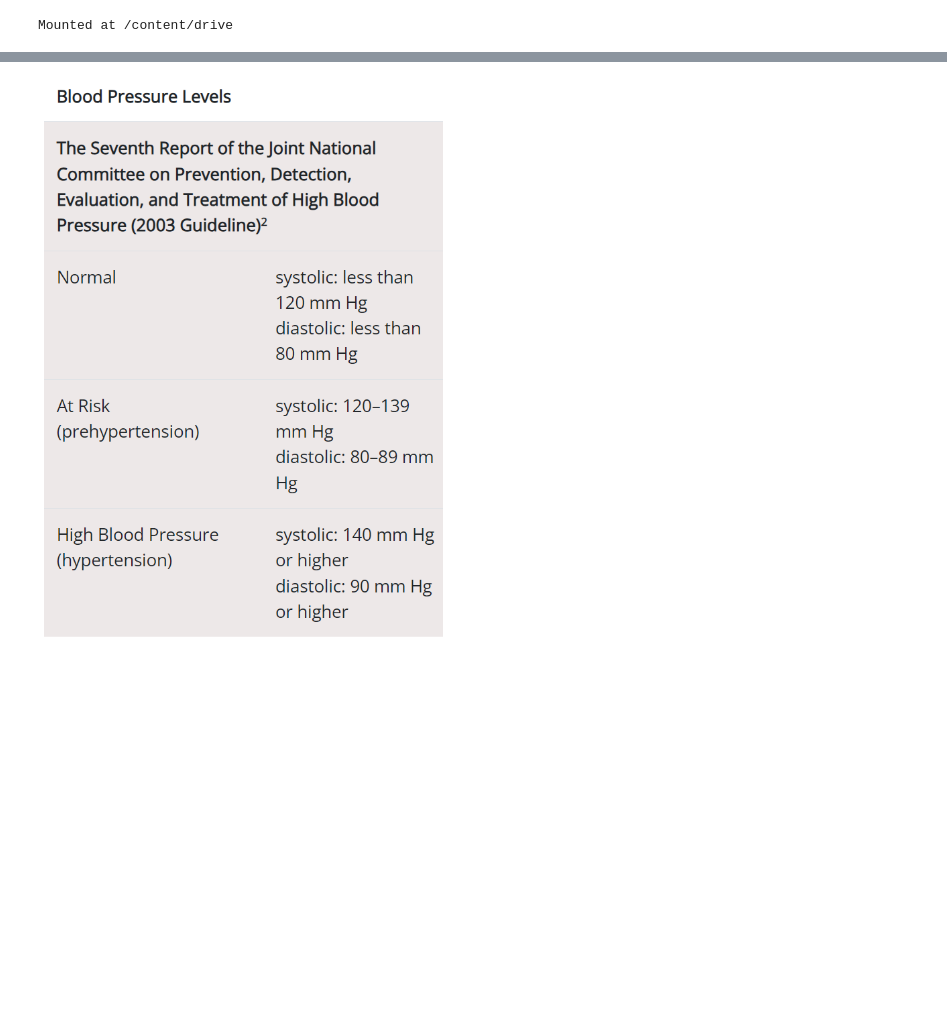
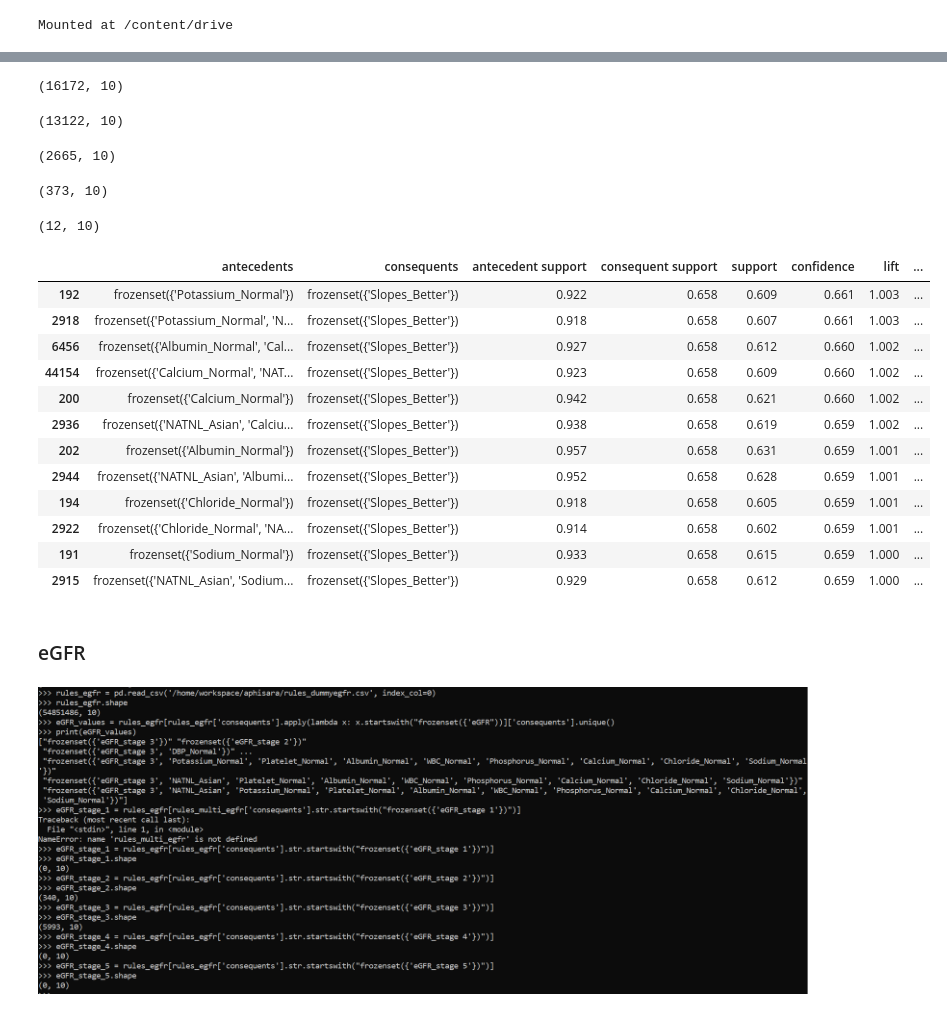
Before and after one commit to Aomaphisara/ULckdresearch2023, a Jupyter notebook: Association_rule.ipynb, the cells around one changed output, grey strips where cells are left out. Saved outputs shown, nothing was run; the diff lists cells and outputs as text; code cells hidden in the pictures; blank space fills up the shorter version.

```diff
--- a/Association_rule.ipynb
+++ b/Association_rule.ipynb
@@ -197,0 +40,4 @@ See the caveats in the documentation: https://pandas.pydata.org/pandas-docs/stab
+# %%
+import pandas as pd
+rules_slopes_better = pd.read_csv('/content/drive/MyDrive/ckdresearch2023/Assign/Association rule/Slopes_better_values.csv', index_col=0)
+rules_slopes_better.head()
@@ -197,0 +53,28 @@ See the caveats in the documentation: https://pandas.pydata.org/pandas-docs/stab
+# %%
+rules_slopes_better.shape
+# %% [output]
+(16172, 10)
+# %%
+# ใช้ query เพื่อเลือกรายการที่มี support ที่เริ่มต้นที่ 0.5 แต่น้อยกว่า 0.6
+slopes_better = rules_slopes_better.query('support >= 0.3 and support < 0.4 and confidence >= 0.6').sort_values(by='confidence', ascending=False)
+
+# แสดงผลลัพธ์
+slopes_better.shape
+# %% [output]
+(13122, 10)
+# %%
+# ใช้ query เพื่อเลือกรายการที่มี support ที่เริ่มต้นที่ 0.5 แต่น้อยกว่า 0.6
+slopes_better1 = rules_slopes_better.query('support >= 0.4 and support < 0.5 and confidence >= 0.6').sort_values(by='confidence', ascending=False)
+
+# แสดงผลลัพธ์
+slopes_better1.shape
+# %% [output]
+(2665, 10)
+# %%
+# ใช้ query เพื่อเลือกรายการที่มี support ที่เริ่มต้นที่ 0.5 แต่น้อยกว่า 0.6
+slopes_better2 = rules_slopes_better.query('support >= 0.5 and support < 0.6 and confidence >= 0.6').sort_values(by='confidence', ascending=False)
+
+# แสดงผลลัพธ์
+slopes_better2.shape
+# %% [output]
+(373, 10)
@@ -198,2 +83,28 @@ See the caveats in the documentation: https://pandas.pydata.org/pandas-docs/stab
+# %%
+# ใช้ query เพื่อเลือกรายการที่มี support ที่เริ่มต้นที่ 0.5 แต่น้อยกว่า 0.6
+slopes_better3 = rules_slopes_better.query('support >= 0.6 and support < 0.7').sort_values(by='confidence', ascending=False)
+
+# แสดงผลลัพธ์
+slopes_better3.shape
+# %% [output]
+(12, 10)
+# %%
+slopes_better3
+# %% [output]
+|  | antecedents | consequents | antecedent support | consequent support | support | confidence | lift | ... |
+| 192 | frozenset({'Potassium_Normal'}) | frozenset({'Slopes_Better'}) | 0.922 | 0.658 | 0.609 | 0.661 | 1.003 | ... |
+| 2918 | frozenset({'Potassium_Normal', 'N... | frozenset({'Slopes_Better'}) | 0.918 | 0.658 | 0.607 | 0.661 | 1.003 | ... |
+| 6456 | frozenset({'Albumin_Normal', 'Cal... | frozenset({'Slopes_Better'}) | 0.927 | 0.658 | 0.612 | 0.660 | 1.002 | ... |
+| 44154 | frozenset({'Calcium_Normal', 'NAT... | frozenset({'Slopes_Better'}) | 0.923 | 0.658 | 0.609 | 0.660 | 1.002 | ... |
+| 200 | frozenset({'Calcium_Normal'}) | frozenset({'Slopes_Better'}) | 0.942 | 0.658 | 0.621 | 0.660 | 1.002 | ... |
+| 2936 | frozenset({'NATNL_Asian', 'Calciu... | frozenset({'Slopes_Better'}) | 0.938 | 0.658 | 0.619 | 0.659 | 1.002 | ... |
+| 202 | frozenset({'Albumin_Normal'}) | frozenset({'Slopes_Better'}) | 0.957 | 0.658 | 0.631 | 0.659 | 1.001 | ... |
+| 2944 | frozenset({'NATNL_Asian', 'Albumi... | frozenset({'Slopes_Better'}) | 0.952 | 0.658 | 0.628 | 0.659 | 1.001 | ... |
+| 194 | frozenset({'Chloride_Normal'}) | frozenset({'Slopes_Better'}) | 0.918 | 0.658 | 0.605 | 0.659 | 1.001 | ... |
+| 2922 | frozenset({'Chloride_Normal', 'NA... | frozenset({'Slopes_Better'}) | 0.914 | 0.658 | 0.602 | 0.659 | 1.001 | ... |
+| 191 | frozenset({'Sodium_Normal'}) | frozenset({'Slopes_Better'}) | 0.933 | 0.658 | 0.615 | 0.659 | 1.000 | ... |
+| 2915 | frozenset({'NATNL_Asian', 'Sodium... | frozenset({'Slopes_Better'}) | 0.929 | 0.658 | 0.612 | 0.659 | 1.000 | ... |
+# %% [markdown]
+### eGFR
 # %% [markdown]
-![image.png](embedded-picture-1-old)
+![image.png](embedded-picture-1-new)
```
Also changed, not shown: parts of 257 cells of this notebook.
